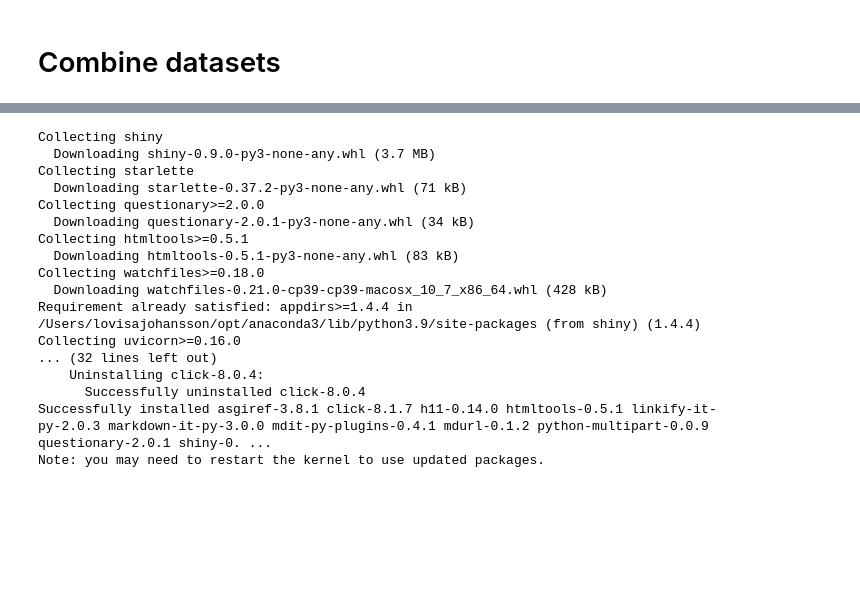
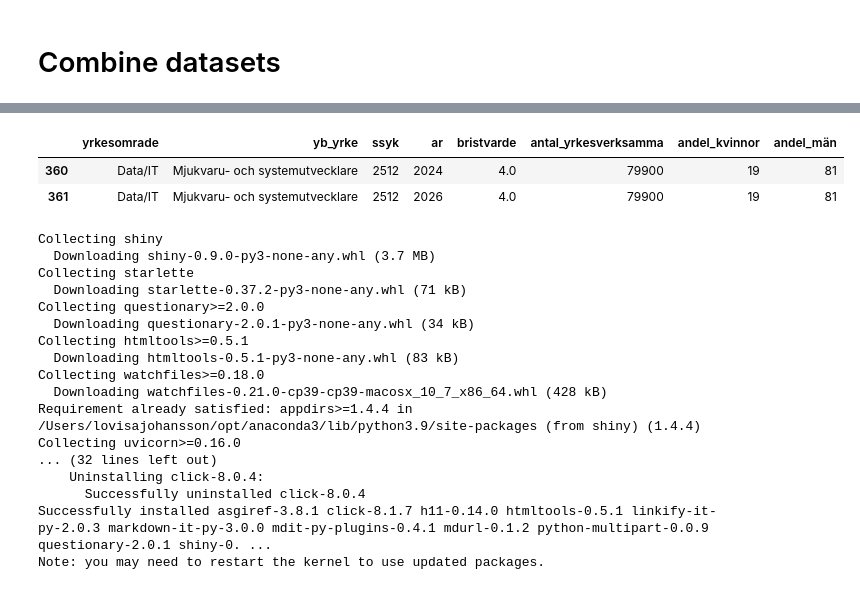
Before and after one commit to Lovisaj01/Open-Data-Project, a Jupyter notebook: preprocessing.ipynb, the cells around one changed output, grey strips where cells are left out. Cells and saved outputs as stored; diff of their text form; code cells hidden in the pictures; blank space fills up the shorter version.

```diff
--- a/preprocessing.ipynb
+++ b/preprocessing.ipynb
@@ -789,0 +824,8 @@ equal_employment.head(10)
+# %%
+# Find the statistics for the educations on the term
+df = equal_employment_term_df[equal_employment_term_df['yb_yrke'].str.contains('utvecklare')]
+df.head(10)
+# %% [output]
+|  | yrkesomrade | yb_yrke | ssyk | ar | bristvarde | antal_yrkesverksamma | andel_kvinnor | andel_män |
+| 360 | Data/IT | Mjukvaru- och systemutvecklare | 2512 | 2024 | 4.0 | 79900 | 19 | 81 |
+| 361 | Data/IT | Mjukvaru- och systemutvecklare | 2512 | 2026 | 4.0 | 79900 | 19 | 81 |
```
Also changed, not shown: parts of 4 cells of this notebook.
